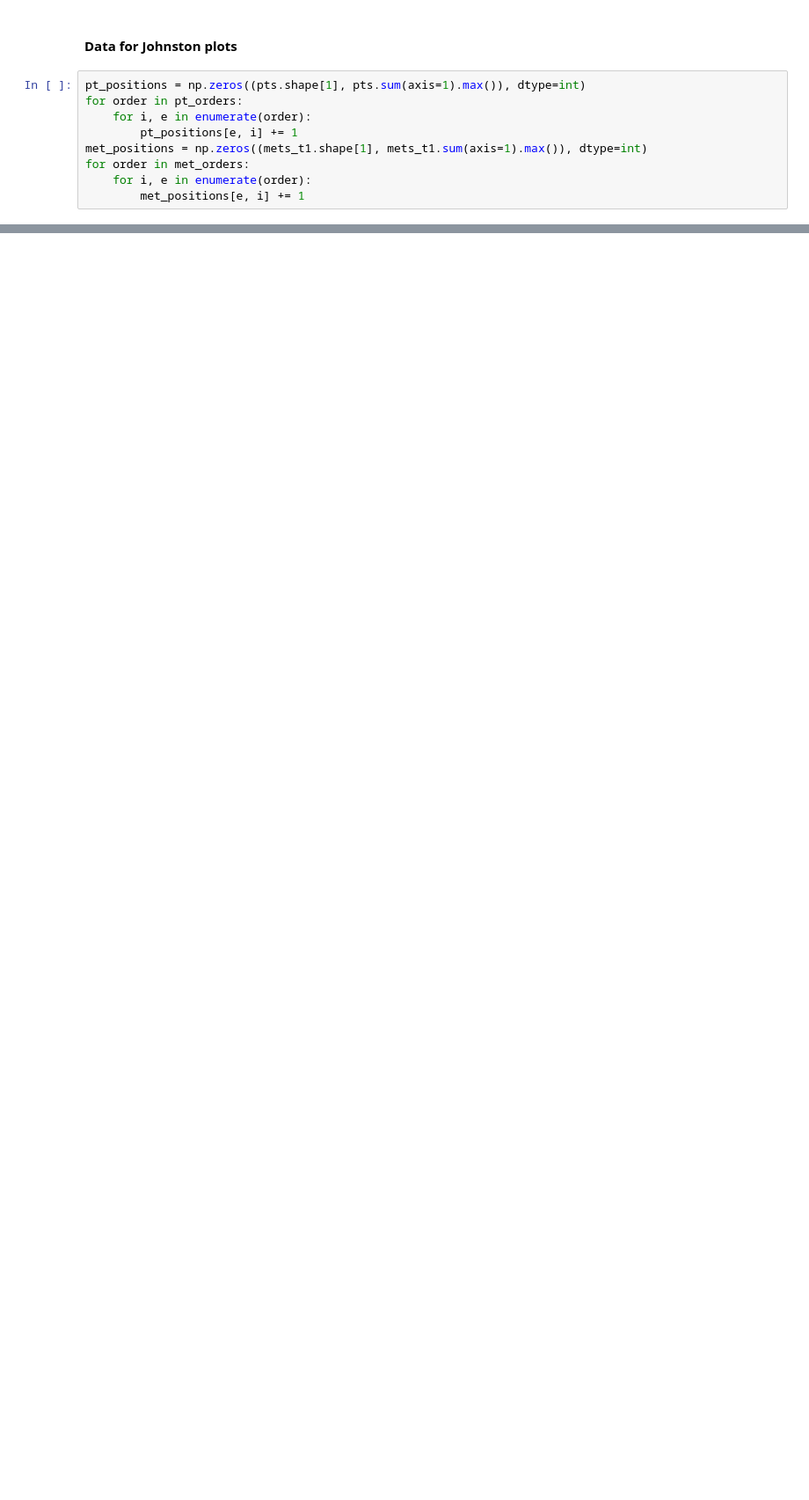
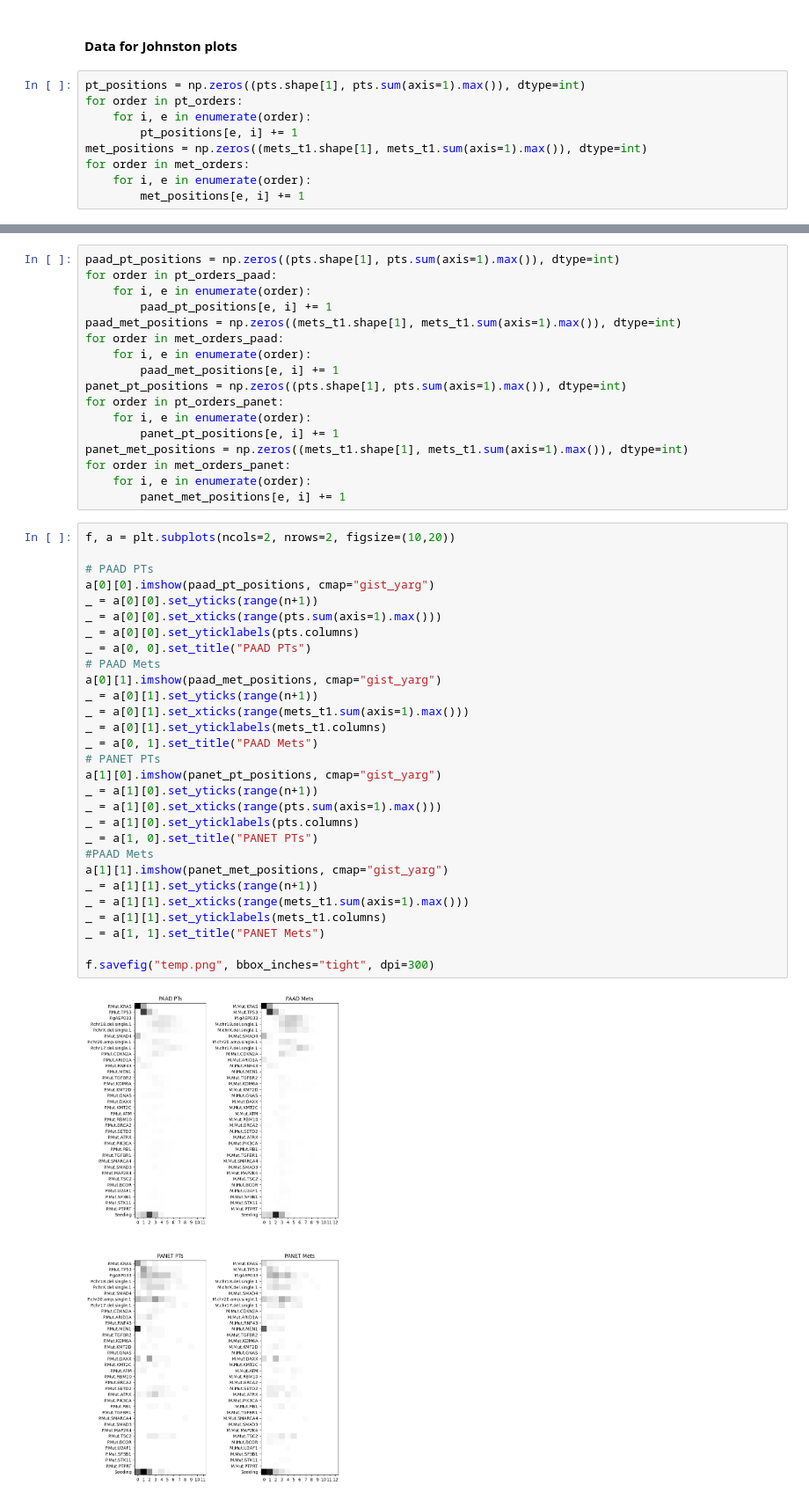
Before and after one commit to cbg-ethz/metMHN, a Jupyter notebook: analyses/order_trees.ipynb, the cells around one changed output, grey strips where cells are left out. Shown at 88% size. Cells and saved outputs as stored; diff of their text form; blank space fills up the shorter version.

```diff
--- a/analyses/order_trees.ipynb
+++ b/analyses/order_trees.ipynb
@@ -288,0 +324,48 @@ f.set_size_inches(22, 10)
+# %%
+paad_pt_positions = np.zeros((pts.shape[1], pts.sum(axis=1).max()), dtype=int)
+for order in pt_orders_paad:
+    for i, e in enumerate(order):
+        paad_pt_positions[e, i] += 1
+paad_met_positions = np.zeros((mets_t1.shape[1], mets_t1.sum(axis=1).max()), dtype=int)
+for order in met_orders_paad:
+    for i, e in enumerate(order):
+        paad_met_positions[e, i] += 1
+panet_pt_positions = np.zeros((pts.shape[1], pts.sum(axis=1).max()), dtype=int)
+for order in pt_orders_panet:
+    for i, e in enumerate(order):
+        panet_pt_positions[e, i] += 1
+panet_met_positions = np.zeros((mets_t1.shape[1], mets_t1.sum(axis=1).max()), dtype=int)
+for order in met_orders_panet:
+    for i, e in enumerate(order):
+        panet_met_positions[e, i] += 1
+# %%
+f, a = plt.subplots(ncols=2, nrows=2, figsize=(10,20))
+
+# PAAD PTs
+a[0][0].imshow(paad_pt_positions, cmap="gist_yarg")
+_ = a[0][0].set_yticks(range(n+1))
+_ = a[0][0].set_xticks(range(pts.sum(axis=1).max()))
+_ = a[0][0].set_yticklabels(pts.columns)
+_ = a[0, 0].set_title("PAAD PTs")
+# PAAD Mets
+a[0][1].imshow(paad_met_positions, cmap="gist_yarg")
+_ = a[0][1].set_yticks(range(n+1))
+_ = a[0][1].set_xticks(range(mets_t1.sum(axis=1).max()))
+_ = a[0][1].set_yticklabels(mets_t1.columns)
+_ = a[0, 1].set_title("PAAD Mets")
+# PANET PTs
+a[1][0].imshow(panet_pt_positions, cmap="gist_yarg")
+_ = a[1][0].set_yticks(range(n+1))
+_ = a[1][0].set_xticks(range(pts.sum(axis=1).max()))
+_ = a[1][0].set_yticklabels(pts.columns)
+_ = a[1, 0].set_title("PANET PTs")
+#PAAD Mets
+a[1][1].imshow(panet_met_positions, cmap="gist_yarg")
+_ = a[1][1].set_yticks(range(n+1))
+_ = a[1][1].set_xticks(range(mets_t1.sum(axis=1).max()))
+_ = a[1][1].set_yticklabels(mets_t1.columns)
+_ = a[1, 1].set_title("PANET Mets")
+
+f.savefig("temp.png", bbox_inches="tight", dpi=300)
+# %% [output]
+[figure, added]
```
Also changed, not shown: parts of 15 cells of this notebook, 1 other file.
